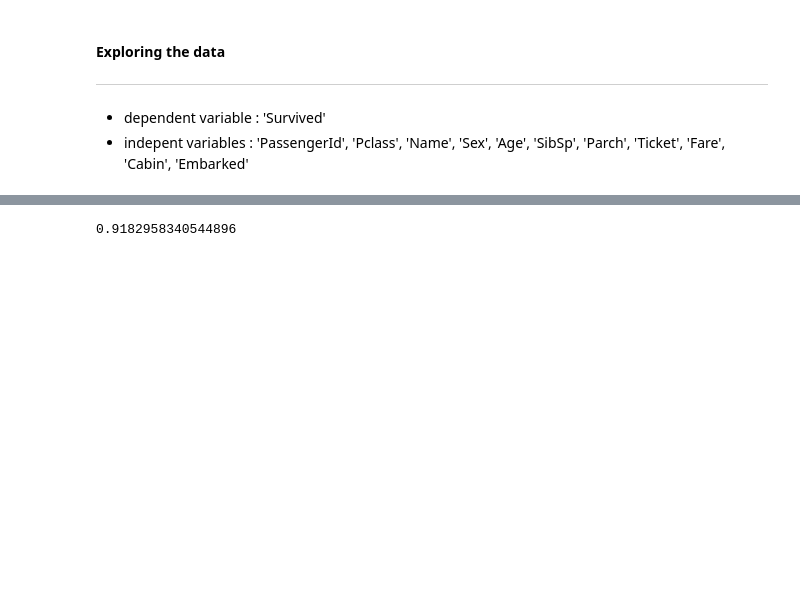
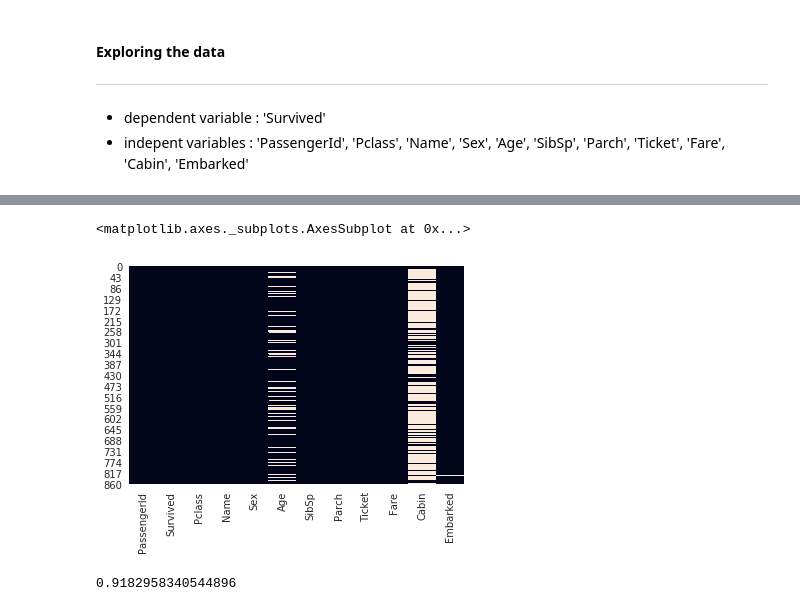
Before and after one commit to nasserboan/titanic, a Jupyter notebook: notebooks/titanic.ipynb, the cells around one changed output, grey strips where cells are left out. Cells and saved outputs as stored; diff of their text form; code cells hidden in the pictures; blank space fills up the shorter version.

```diff
--- a/notebooks/titanic.ipynb
+++ b/notebooks/titanic.ipynb
@@ -135,3 +356,8 @@ Text(0.5, 1.0, 'Suvived per Embarked')
+# %%
+sns.heatmap(train.isna(),cbar=False)
+# %% [output]
+<matplotlib.axes._subplots.AxesSubplot at 0x...>
+[figure, added]
 # %%
 ((2/6)*math.log(2/6,2) + (4/6)*math.log(4/6,2))*-1
 # %% [output]
```
Also changed, not shown: parts of 25 cells of this notebook.
